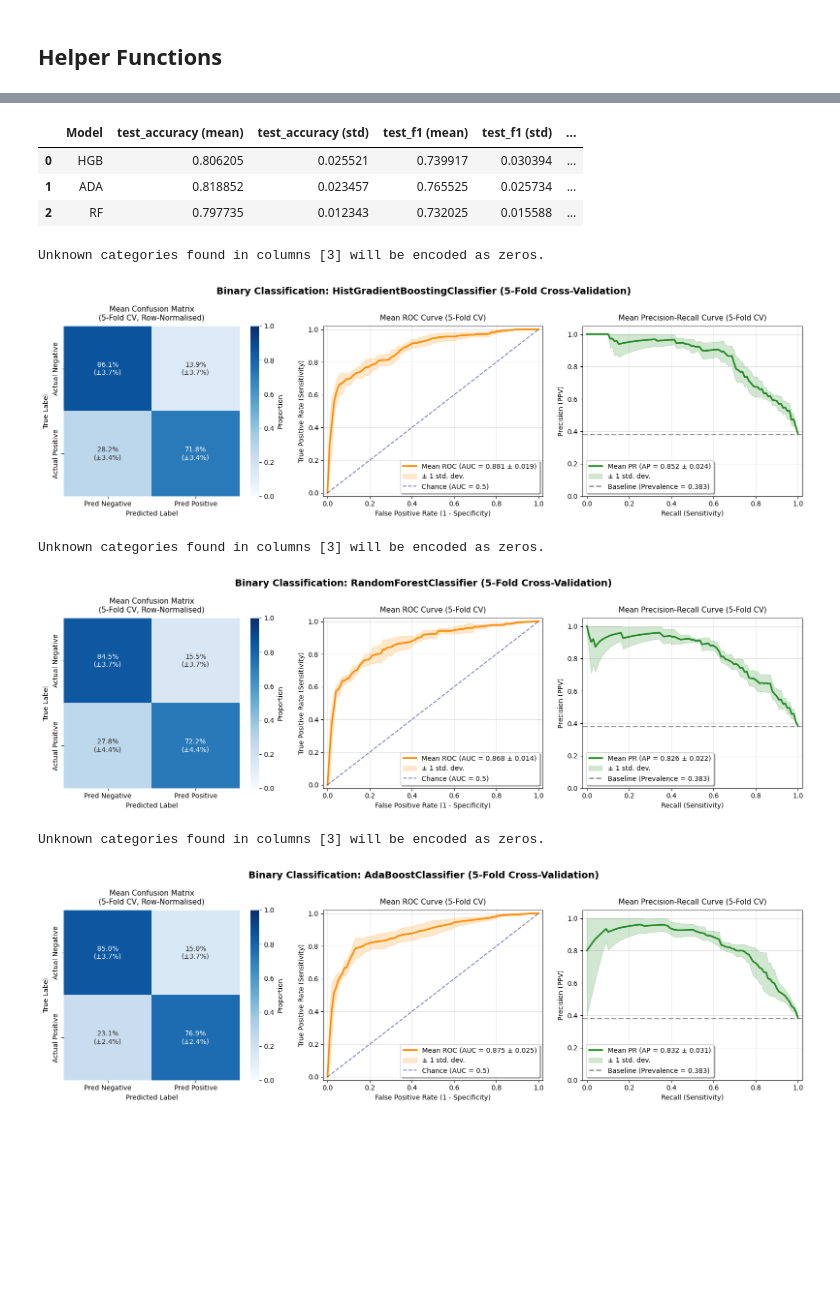
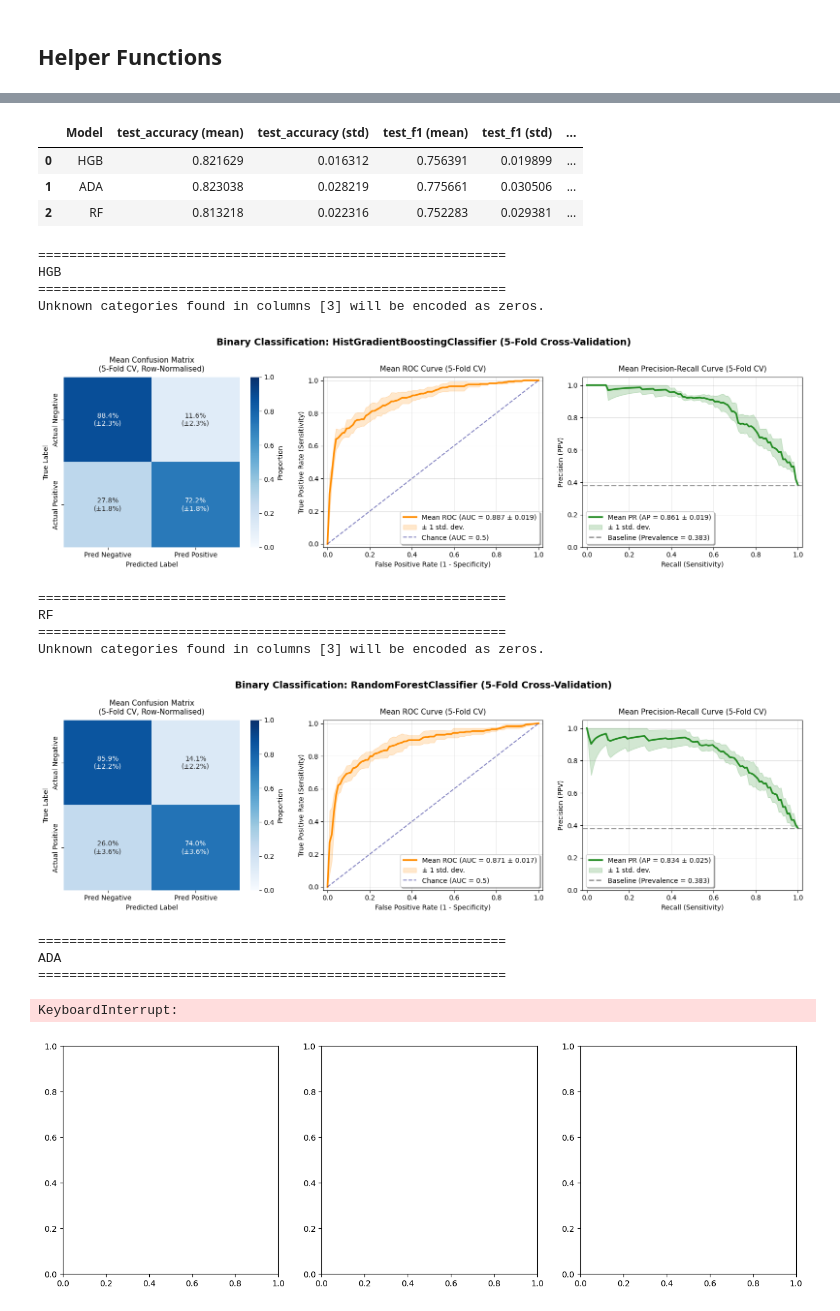
Before and after one commit to jhlopesalves/classic_workflows, a Jupyter notebook: supervised_learning/classification/titanic/titanic.ipynb, the cells around one changed output, grey strips where cells are left out. Saved outputs shown, nothing was run; the diff lists cells and outputs as text; code cells hidden in the pictures; blank space fills up the shorter version.

```diff
--- a/supervised_learning/classification/titanic/titanic.ipynb
+++ b/supervised_learning/classification/titanic/titanic.ipynb
@@ -517,7 +606,13 @@ train_raw
 # %%
-from sklearn.model_selection import train_test_split
+# Use the original (unmapped) data for modelling
+X = train.drop(columns=["PassengerId", "Survived"])
+y = train["Survived"]
 
-X = train_raw.drop(labels=["PassengerId", "Survived"], axis=1)
-y = train_raw["Survived"]
+X_train, X_test, y_train, y_test = train_test_split(
+	X, y,
+	test_size=0.2,
+	stratify=y,
+	random_state=42,
+)
 
-X_train, X_test, y_train, y_test = train_test_split(X, y, test_size=0.2, stratify=y, random_state=42)
+print(f"Train size: {len(X_train)} | Test size: {len(X_test)}")
@@ -758,12 +941,13 @@ SortMetric = Literal["accuracy", "f1", "roc_auc"]
 
 def evaluate_candidates(
 	candidates: dict[str, BaseEstimator],
-	X,
-	y,
+	X: pd.DataFrame | ArrayLike,
+	y: ArrayLike,
 	*,
 	n_splits: int = 5,
 	sort_by: SortMetric = "roc_auc",
 	n_jobs: int = -1,
+	random_state: int = 42,  # Expose this
 	verbose: bool = True,
 	return_train_score: bool = False,
 	error_score: float | int | str = np.nan,
@@ -776,7 +960,7 @@ def evaluate_candidates(
 	- Uses StratifiedKFold (appropriate for classification like Titanic).
 	- Computes mean and std for each metric across folds.
 	"""
-	cv = StratifiedKFold(n_splits=n_splits, shuffle=True, random_state=42)
+	cv = StratifiedKFold(n_splits=n_splits, shuffle=True, random_state=random_state)
 	scoring = {"accuracy": "accuracy", "f1": "f1", "roc_auc": "roc_auc"}
 
 	results_list: list[dict[str, object]] = []
@@ -1145,16 +1370,12 @@ def make_model_pipeline(model, *, cat_cols: list[str], num_cols: list[str], scal
 # %%
 from sklearn.linear_model import LogisticRegression
 
-logreg_model = LogisticRegression(
-	max_iter=5000,
-	random_state=42,
-)
+# Define baseline model
+logreg_model = LogisticRegression(max_iter=5000, random_state=42)
 
 logreg_pipe = make_model_pipeline(
-	logreg_model,
+	model=logreg_model,
 	cat_cols=cat_cols,
 	num_cols=num_cols,
 	scale_numeric=True,
 )
-
-logreg_pipe.fit(X_train, y_train)
@@ -1202,4 +1460,6 @@ from sklearn.ensemble import AdaBoostClassifier, HistGradientBoostingClassifier,
 # %%
+from sklearn.tree import DecisionTreeClassifier
+
 ensemble_candidates = {
 	"HGB": make_model_pipeline(
 		model=HistGradientBoostingClassifier(random_state=42),
@@ -1210,40 +1470,56 @@ ensemble_candidates = {
 	"RF": make_model_pipeline(
 		model=RandomForestClassifier(n_estimators=1000, n_jobs=-1, random_state=42),
 		cat_cols=cat_cols,
 		num_cols=num_cols,
 		scale_numeric=False,
 	),
 	"ADA": make_model_pipeline(
-		model=AdaBoostClassifier(random_state=42),
+		model=AdaBoostClassifier(
+			estimator=DecisionTreeClassifier(max_depth=1),
+			n_estimators=100,
+			random_state=42,
+		),
 		cat_cols=cat_cols,
 		num_cols=num_cols,
 		scale_numeric=False,
 	),
 }
 
+# Tabular comparison
 evaluation_ensemble = evaluate_candidates(
 	candidates=ensemble_candidates,
 	X=X_train,
 	y=y_train,
 	n_splits=5,
 	n_jobs=-1,
 )
 
 display(evaluation_ensemble)
-for model in ensemble_candidates.values():
+
+for name, model in ensemble_candidates.items():
+	print(f"\n{'=' * 60}\n{name}\n{'=' * 60}")
 	classification_evaluation(X=X_train, y=y_train, estimator=model, cv=5, random_state=42)
 # %% [output]
 Evaluating HGB...
 Evaluating RF...
 Evaluating ADA...
 |  | Model | test_accuracy (mean) | test_accuracy (std) | test_f1 (mean) | test_f1 (std) | ... |
-| 0 | HGB | 0.806205 | 0.025521 | 0.739917 | 0.030394 | ... |
-| 1 | ADA | 0.818852 | 0.023457 | 0.765525 | 0.025734 | ... |
-| 2 | RF | 0.797735 | 0.012343 | 0.732025 | 0.015588 | ... |
+| 0 | HGB | 0.821629 | 0.016312 | 0.756391 | 0.019899 | ... |
+| 1 | ADA | 0.823038 | 0.028219 | 0.775661 | 0.030506 | ... |
+| 2 | RF | 0.813218 | 0.022316 | 0.752283 | 0.029381 | ... |
+============================================================
+HGB
+============================================================
 Unknown categories found in columns [3] will be encoded as zeros.
-[figure, old version]
+[figure, new version]
+============================================================
+RF
+============================================================
 Unknown categories found in columns [3] will be encoded as zeros.
-[figure, old version]
+[figure, new version]
-Unknown categories found in columns [3] will be encoded as zeros.
+============================================================
+ADA
+============================================================
+KeyboardInterrupt:
-[figure, old version]
+[figure, new version]
 # %% [markdown]
```
Also changed, not shown: parts of 69 cells of this notebook, 7 other files.
